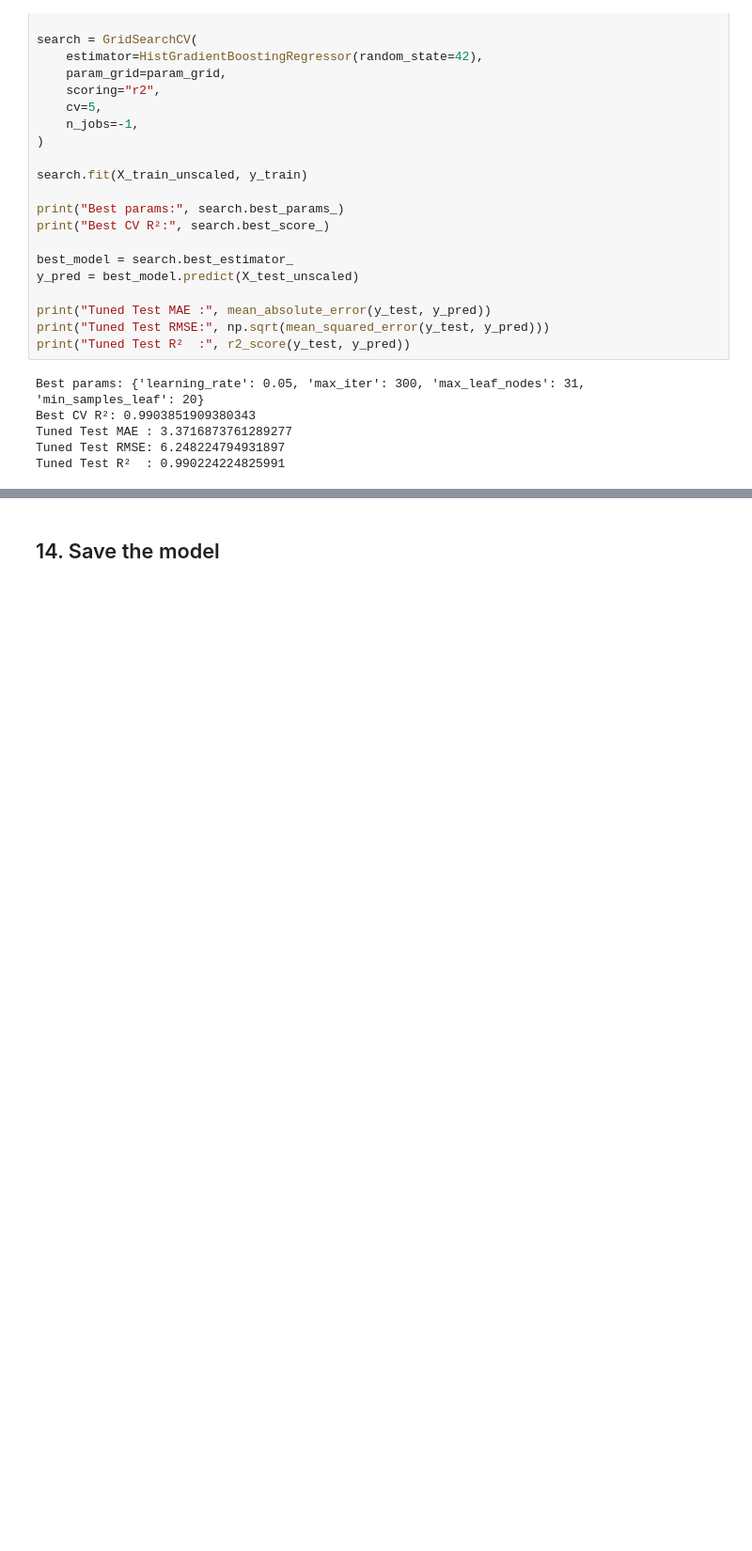
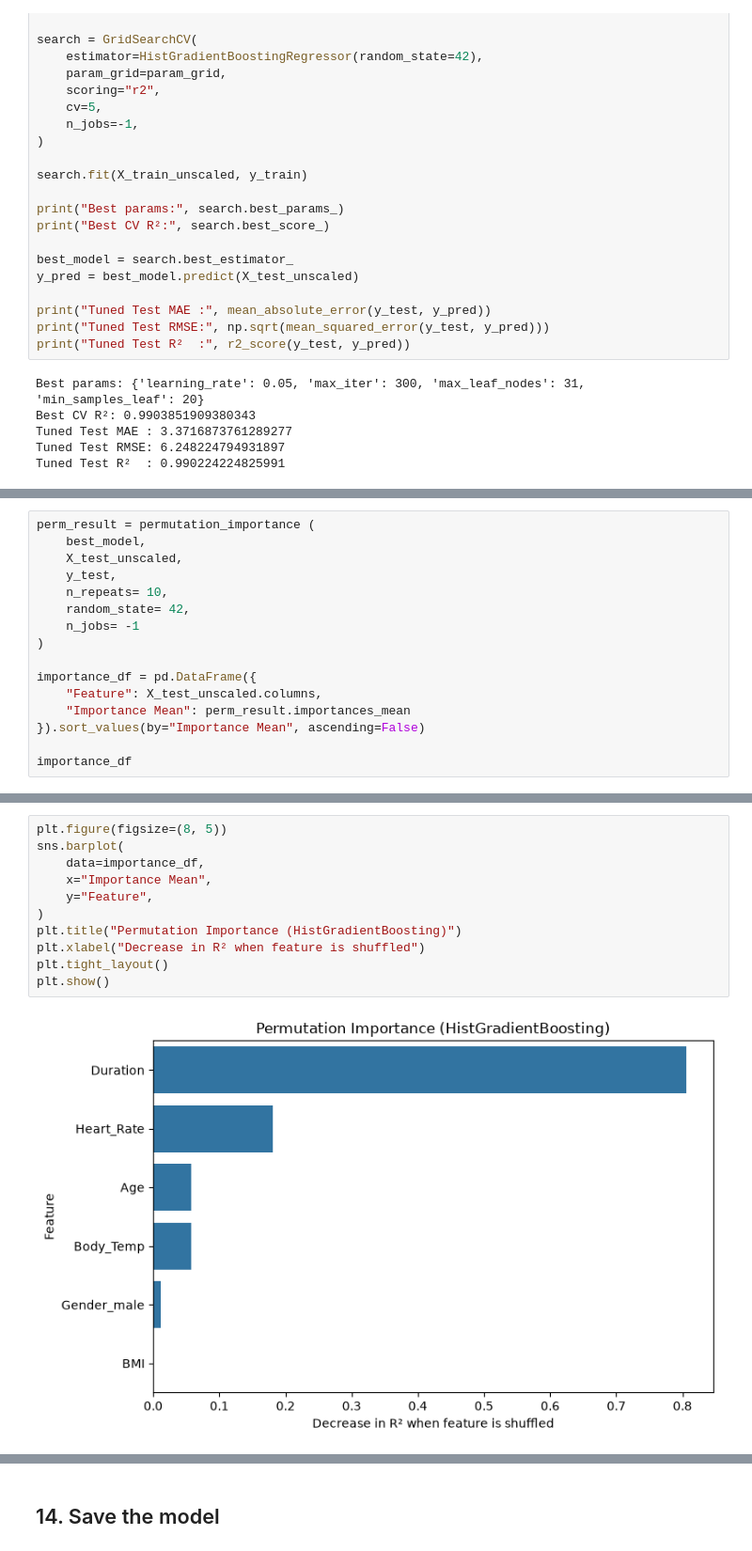
Before and after one commit to ahmed4mohamed4/machine_learning, a Jupyter notebook: projects/calories_burn_prediction/model/main.ipynb, the cells around one changed output, grey strips where cells are left out. Shown at 94% size. Saved outputs shown, nothing was run; the diff lists cells and outputs as text; blank space fills up the shorter version.

```diff
--- a/projects/calories_burn_prediction/model/main.ipynb
+++ b/projects/calories_burn_prediction/model/main.ipynb
@@ -1565,0 +1597,16 @@ Tuned Test R²  : 0.990224224825991
+# %%
+perm_result = permutation_importance (
+    best_model,
+    X_test_unscaled,
+    y_test,
+    n_repeats= 10,
+    random_state= 42,
+    n_jobs= -1
+)
+
+importance_df = pd.DataFrame({
+    "Feature": X_test_unscaled.columns,
+    "Importance Mean": perm_result.importances_mean
+}).sort_values(by="Importance Mean", ascending=False)
+
+importance_df
@@ -1565,0 +1621,13 @@ Tuned Test R²  : 0.990224224825991
+# %%
+plt.figure(figsize=(8, 5))
+sns.barplot(
+    data=importance_df,
+    x="Importance Mean",
+    y="Feature",
+)
+plt.title("Permutation Importance (HistGradientBoosting)")
+plt.xlabel("Decrease in R² when feature is shuffled")
+plt.tight_layout()
+plt.show()
+# %% [output]
+[figure, added]
```
Also changed, not shown: parts of 19 cells of this notebook.
